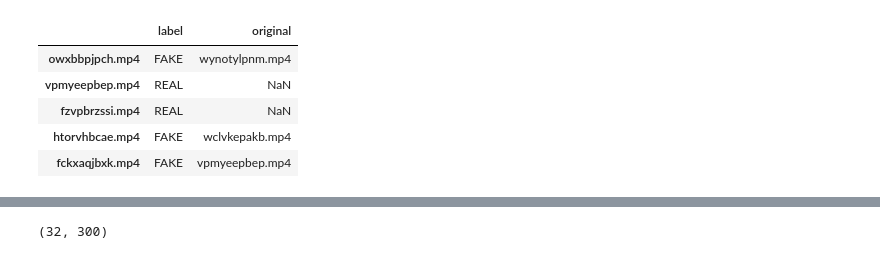
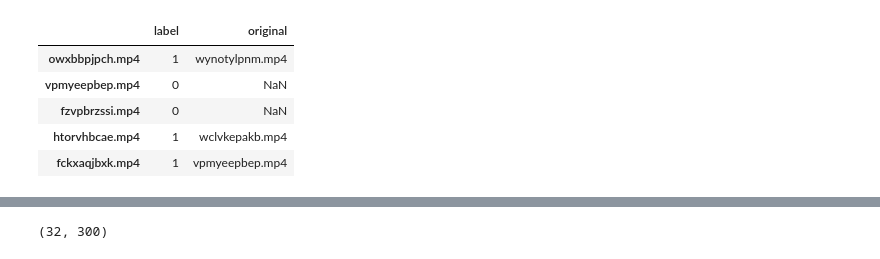
Before and after one commit to MarkBrub/deepfakeDetection, a Jupyter notebook: DeepfakeDetection.ipynb, the cells around one changed output, grey strips where cells are left out. Drawn from its saved outputs; the diff is of its cells as text; code cells hidden in the pictures.

```diff
--- a/DeepfakeDetection.ipynb
+++ b/DeepfakeDetection.ipynb
@@ -4,7 +4,7 @@ import os
 import pandas as pd
 import numpy as np
 import cv2
-import tensorflow as tf
+import tensorflow_io as tfio
 
 # read the metadata.json file
 with open('metadata.json') as f:
@@ -16,5 +16,10 @@ df = pd.DataFrame(metadata).T
 # remove the split column
 df = df.drop(columns=['split'])
 
+# create 1 and 0 labels from the label column
+df['label'] = df.label.apply(lambda x: 1 if x == 'FAKE' else 0)
+
+y = df.label.values
+
 df.head()
 # %% [output]
@@ -26,6 +26,6 @@ To enable the following instructions: AVX2 FMA, in other operations, rebuild Ten
 |  | label | original |
-| owxbbpjpch.mp4 | FAKE | wynotylpnm.mp4 |
-| vpmyeepbep.mp4 | REAL | NaN |
-| fzvpbrzssi.mp4 | REAL | NaN |
-| htorvhbcae.mp4 | FAKE | wclvkepakb.mp4 |
-| fckxaqjbxk.mp4 | FAKE | vpmyeepbep.mp4 |
+| owxbbpjpch.mp4 | 1 | wynotylpnm.mp4 |
+| vpmyeepbep.mp4 | 0 | NaN |
+| fzvpbrzssi.mp4 | 0 | NaN |
+| htorvhbcae.mp4 | 1 | wclvkepakb.mp4 |
+| fckxaqjbxk.mp4 | 1 | vpmyeepbep.mp4 |
```
Also changed, not shown: parts of 7 cells of this notebook.
